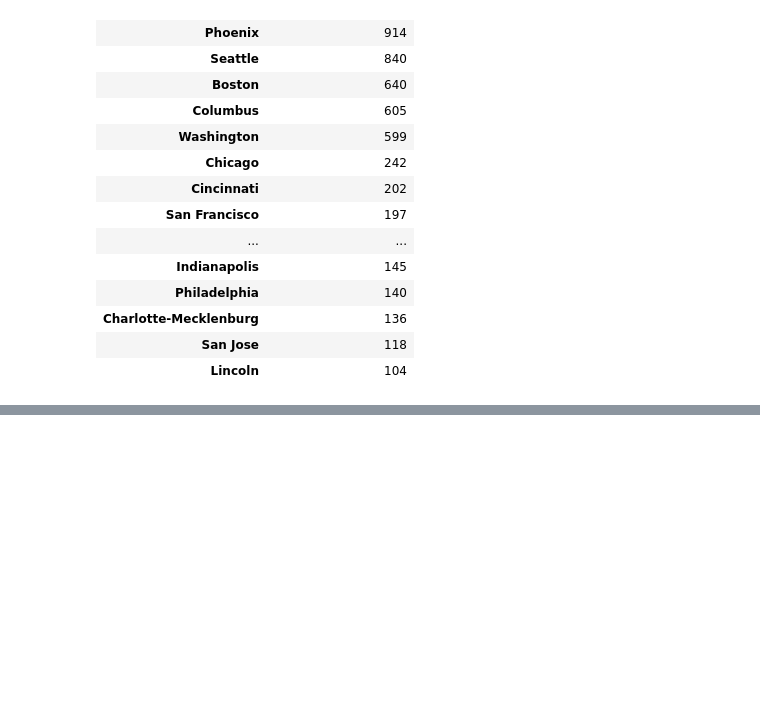
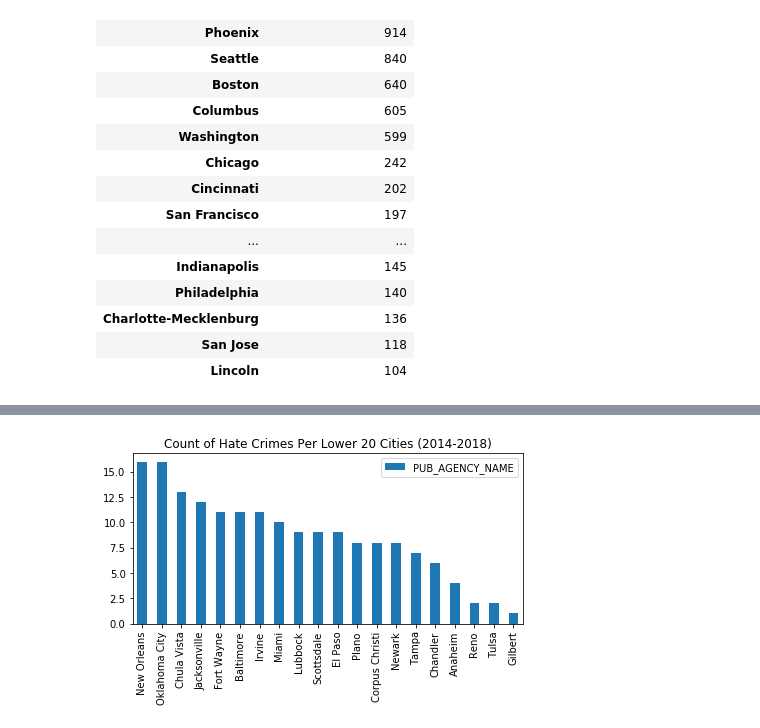
Before and after one commit to sjplaza/privateinvestigators, a Jupyter notebook: Anthony_Branch/Cities_Most_Least.ipynb, the cells around one changed output, grey strips where cells are left out. Saved outputs shown, nothing was run; the diff lists cells and outputs as text; code cells hidden in the pictures; blank space fills up the shorter version.

```diff
--- a/Anthony_Branch/Cities_Most_Least.ipynb
+++ b/Anthony_Branch/Cities_Most_Least.ipynb
@@ -190 +272,4 @@ least_hate_crime_df.tail(20)
 | Gilbert | 1 |
+# %%
+bottom_twenty_cities = least_hate_crime_df.loc[['New Orleans', 'Oklahoma City', 'Chula Vista', 'Jacksonville', 'Fort Wayne', 'Baltimore', 'Irvine', 'Miami', 'Lubbock', 'Scottsdale', 'El Paso', 'Plano', 'Corpus Christi', 'Newark', 'Tampa', 'Chandler', 'Anaheim', 'Reno', 'Tulsa', 'Gilbert']]
+bottom_twenty_cities
@@ -190,0 +294,9 @@ least_hate_crime_df.tail(20)
+# %%
+bottom_twenty_cities.plot(kind='bar')
+
+plt.title('Count of Hate Crimes Per Lower 20 Cities (2014-2018)')
+
+plt.tight_layout()
+plt.show()
+# %% [output]
+[figure, added]
```
Also changed, not shown: parts of 9 cells of this notebook.
